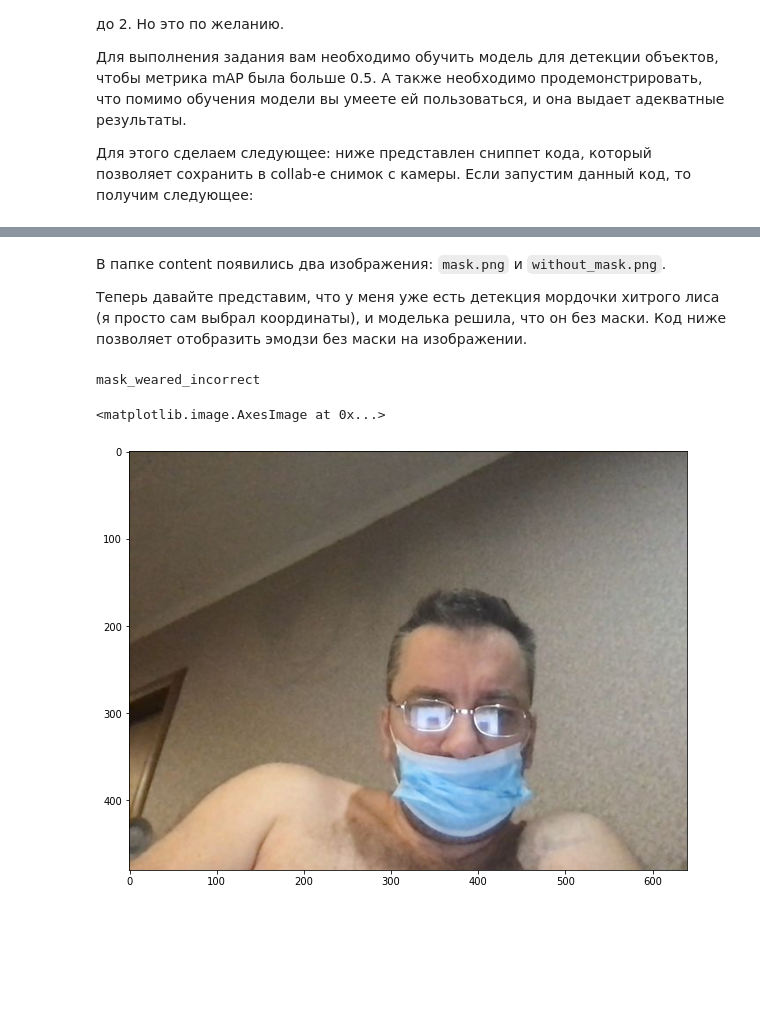
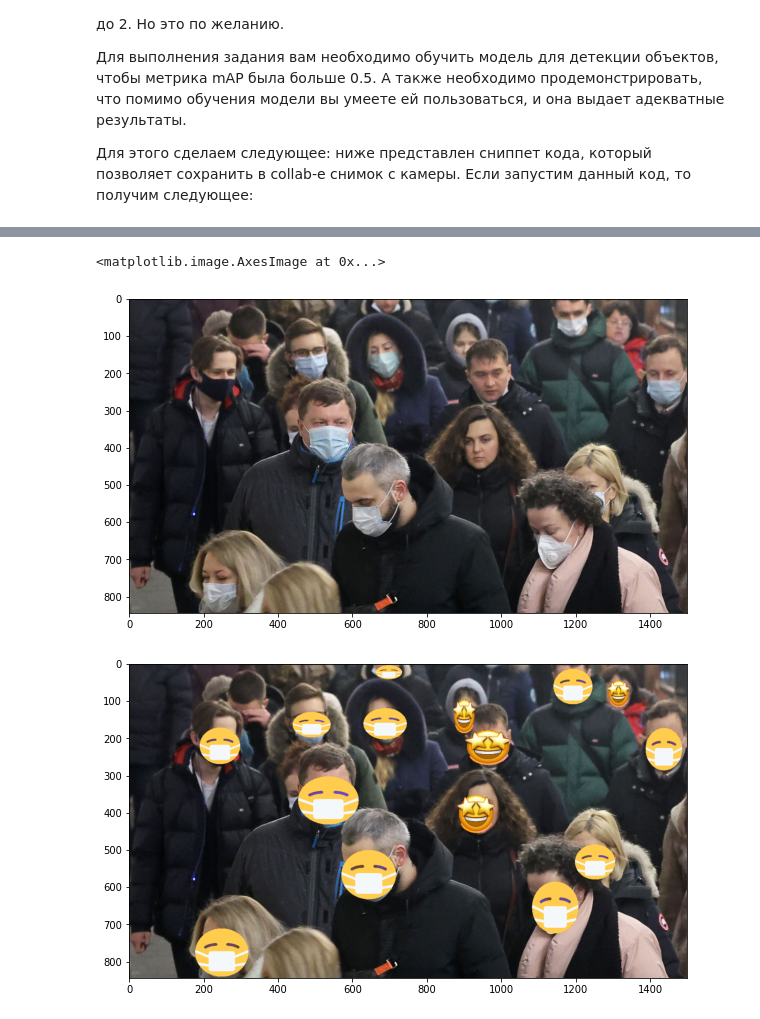
Before and after one commit to delhian/cv_course, a Jupyter notebook: Home Tasks/object_detection_home_task.ipynb, the cells around one changed output, grey strips where cells are left out. Cells and saved outputs as stored; diff of their text form; code cells hidden in the pictures; blank space fills up the shorter version.

```diff
--- a/Home Tasks/object_detection_home_task.ipynb
+++ b/Home Tasks/object_detection_home_task.ipynb
@@ -155,7 +153,7 @@ v3 (iou loss, Normalizer: (iou: 0.07, obj: 1.00, cls: 1.00) Region 37 Avg (IOU:
 # %%
 from random import choice
 
-img = cv2.imread(choice(list_of_images))
+img = cv2.imread('/content/FaceMaskDetection/images/maksssksksss17.png')
 
 net = cv2.dnn.readNetFromDarknet(
     '/content/darknet/build/darknet/x64/yolov4-tiny_masks.cfg',
@@ -177,7 +175,7 @@ for (classid, score, box) in zip(classes, scores, boxes):
 
     color = (255, 0, 250)#COLORS[int(classid) % len(COLORS)]
     label = f'{class_names[classid]} {score:.2f}'
-    print(box)
+    # print(box)
     cv2.rectangle(img, box, color, 4)
     cv2.putText(img, label, (box[0], box[1] - 10),
                 cv2.FONT_HERSHEY_SIMPLEX, 0.5, color, 2)
@@ -286,7 +207,3 @@ To: /content/darknet/mask_weared_incorrect.png
-# %% [markdown]
-В папке content появились два изображения: `mask.png` и `without_mask.png`.
-
-Теперь давайте представим, что у меня уже есть детекция мордочки хитрого лиса (я просто сам выбрал координаты), и моделька решила, что он без маски. Код ниже позволяет отобразить эмодзи без маски на изображении.
 # %%
 # определим пути к изображениям
 PATH_TO_SAVED_IMAGE = './photo.jpg'
@@ -295,48 +212,37 @@ PATH_TO_IMAGE_WITHOUT_MASK = './without_mask.png'
 PATH_TO_IMAGE_INCORRECT =  './mask_weared_incorrect.png'
 
 # считываем изображения и сразу меняем BGR -> RGB
 image = cv2.imread(PATH_TO_SAVED_IMAGE)[:,:,::-1]
 emoji_mask = cv2.imread(PATH_TO_IMAGE_WITH_MASK)[:,:,::-1]
 emoji_without_mask = cv2.imread(PATH_TO_IMAGE_WITHOUT_MASK)[:,:,::-1]
 mask_weared_incorrect = cv2.imread(PATH_TO_IMAGE_INCORRECT)[:,:,::-1]
 
-
-net = cv2.dnn.readNetFromDarknet(
-    '/content/darknet/build/darknet/x64/yolov4-tiny_masks.cfg',
-    '/content/darknet/build/darknet/x64/backup/yolov4-tiny_masks_final.weights',
-)
-
-net.setPreferableBackend(cv2.dnn.DNN_BACKEND_CUDA)
-net.setPreferableTarget(cv2.dnn.DNN_TARGET_CUDA_FP16)
-class_names = []
-with open('/content/darknet/build/darknet/x64/data/masks.names', 'r') as f:
-    class_names = f.read().splitlines()
-
 model = cv2.dnn_DetectionModel(net)
 model.setInputParams(size=(416, 416), scale=1 / 255., swapRB=False)
-
 classes, scores, boxes = model.detect(image, 0.2, 0.5)
-
 
 image_to_draw = image.copy()
 
 for (classid, score, box) in zip(classes, scores, boxes):
   label = class_names[classid]
-  print(label)
   face_crop = image_to_draw[box[1]: box[1] + box[3], box[0]: box[0] + box[2]]
   # отрисовываем эмодзи
   if label == 'without_mask':
     emoji = emoji_without_mask
   elif label == 'with_mask':
     emoji = emoji_mask
   else:
     emoji = mask_weared_incorrect
   emojy_to_draw = cv2.resize(emoji, (box[2], box[3]))
   face_crop[emojy_to_draw != 0] = emojy_to_draw[emojy_to_draw != 0]
 # Отрисовываем изображение
+
+plt.figure(figsize=(10, 10))
+plt.imshow(image)
+
 plt.figure(figsize=(10, 10))
 plt.imshow(image_to_draw)
 # %% [output]
-mask_weared_incorrect
+<matplotlib.image.AxesImage at 0x...>
-<matplotlib.image.AxesImage at 0x...>
-[figure, old version]
+[figure, new version]
+[figure, added]
```
Also changed, not shown: parts of 10 cells of this notebook.
